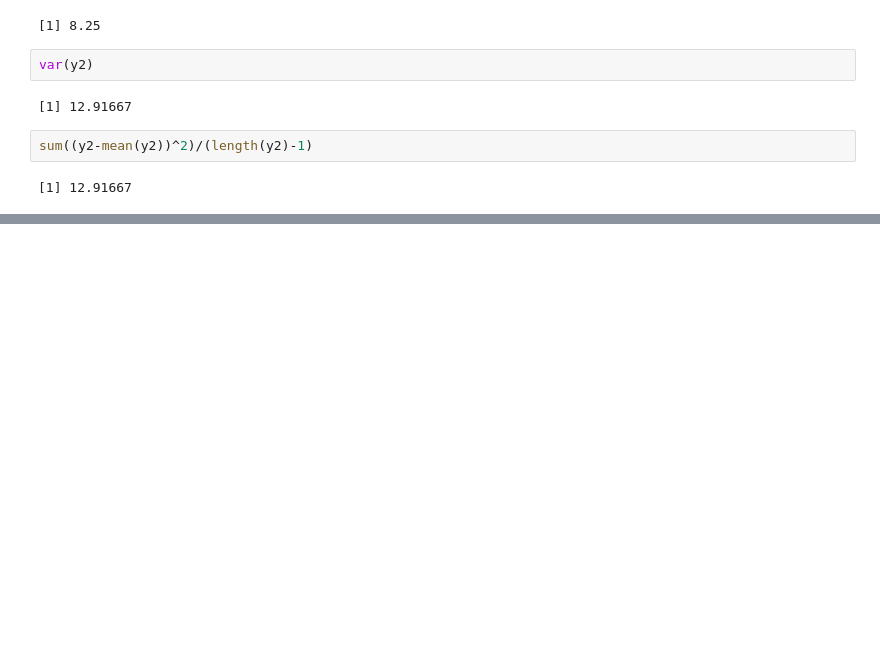
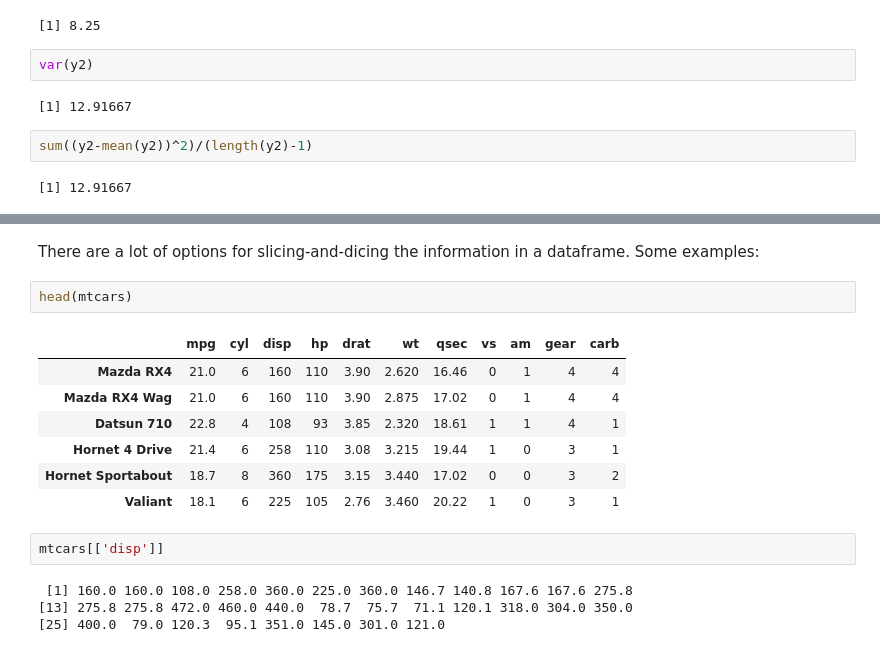
Before and after one commit to mahidhar/CR_Talks, a Jupyter notebook: Introduction_to_R.ipynb, the cells around one changed output, grey strips where cells are left out. Cells and saved outputs as stored; diff of their text form; blank space fills up the shorter version.

```diff
--- a/Introduction_to_R.ipynb
+++ b/Introduction_to_R.ipynb
@@ -98,0 +330,18 @@ sum((y2-mean(y2))^2)/(length(y2)-1)
+# %% [markdown]
+There are a lot of options for slicing-and-dicing the information in a dataframe. Some examples:
+# %%
+head(mtcars)
+# %% [output]
+|  | mpg | cyl | disp | hp | drat | wt | qsec | vs | am | gear | carb |
+| Mazda RX4 | 21.0 | 6 | 160 | 110 | 3.90 | 2.620 | 16.46 | 0 | 1 | 4 | 4 |
+| Mazda RX4 Wag | 21.0 | 6 | 160 | 110 | 3.90 | 2.875 | 17.02 | 0 | 1 | 4 | 4 |
+| Datsun 710 | 22.8 | 4 | 108 | 93 | 3.85 | 2.320 | 18.61 | 1 | 1 | 4 | 1 |
+| Hornet 4 Drive | 21.4 | 6 | 258 | 110 | 3.08 | 3.215 | 19.44 | 1 | 0 | 3 | 1 |
+| Hornet Sportabout | 18.7 | 8 | 360 | 175 | 3.15 | 3.440 | 17.02 | 0 | 0 | 3 | 2 |
+| Valiant | 18.1 | 6 | 225 | 105 | 2.76 | 3.460 | 20.22 | 1 | 0 | 3 | 1 |
+# %%
+mtcars[['disp']]
+# %% [output]
+ [1] 160.0 160.0 108.0 258.0 360.0 225.0 360.0 146.7 140.8 167.6 167.6 275.8
+[13] 275.8 275.8 472.0 460.0 440.0  78.7  75.7  71.1 120.1 318.0 304.0 350.0
+[25] 400.0  79.0 120.3  95.1 351.0 145.0 301.0 121.0
```
Also changed, not shown: parts of 68 cells of this notebook.
